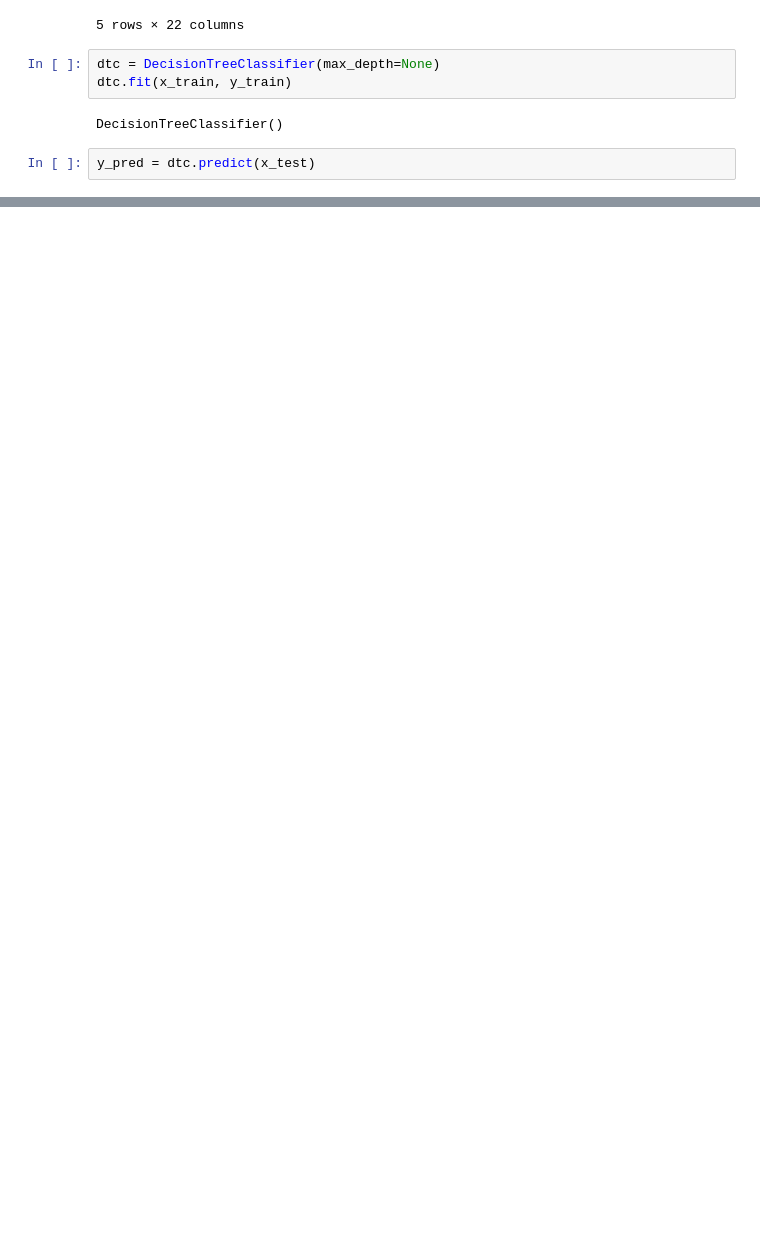
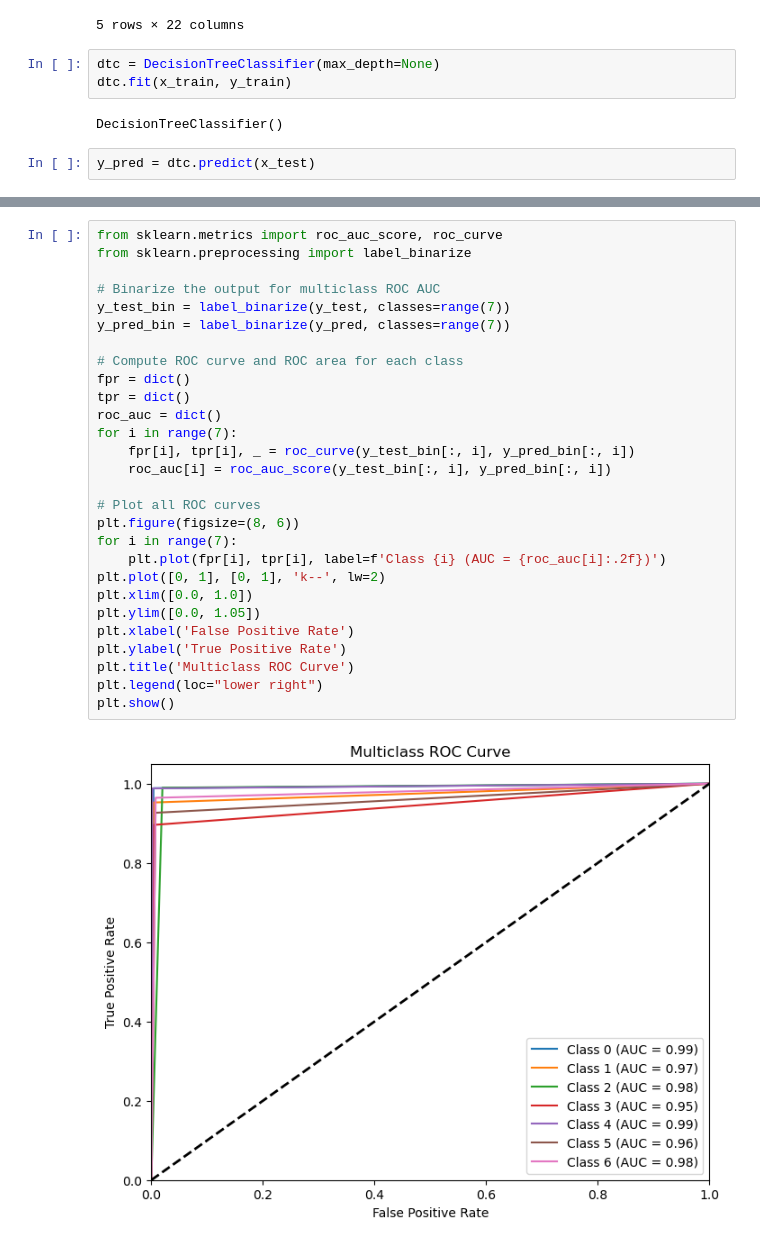
Before and after one commit to aqeelabbaskhan41/Obesity-Level-Prediction, a Jupyter notebook: DescionTrees.ipynb, the cells around one changed output, grey strips where cells are left out. Drawn from its saved outputs; the diff is of its cells as text; blank space fills up the shorter version.

```diff
--- a/DescionTrees.ipynb
+++ b/DescionTrees.ipynb
@@ -98,0 +99,30 @@ weighted avg       0.97      0.96      0.96       599
+# %%
+from sklearn.metrics import roc_auc_score, roc_curve
+from sklearn.preprocessing import label_binarize
+
+# Binarize the output for multiclass ROC AUC
+y_test_bin = label_binarize(y_test, classes=range(7))
+y_pred_bin = label_binarize(y_pred, classes=range(7))
+
+# Compute ROC curve and ROC area for each class
+fpr = dict()
+tpr = dict()
+roc_auc = dict()
+for i in range(7):
+    fpr[i], tpr[i], _ = roc_curve(y_test_bin[:, i], y_pred_bin[:, i])
+    roc_auc[i] = roc_auc_score(y_test_bin[:, i], y_pred_bin[:, i])
+
+# Plot all ROC curves
+plt.figure(figsize=(8, 6))
+for i in range(7):
+    plt.plot(fpr[i], tpr[i], label=f'Class {i} (AUC = {roc_auc[i]:.2f})')
+plt.plot([0, 1], [0, 1], 'k--', lw=2)
+plt.xlim([0.0, 1.0])
+plt.ylim([0.0, 1.05])
+plt.xlabel('False Positive Rate')
+plt.ylabel('True Positive Rate')
+plt.title('Multiclass ROC Curve')
+plt.legend(loc="lower right")
+plt.show()
+# %% [output]
+[figure, added]
```
Also changed, not shown: parts of 4 cells of this notebook, 5 other files.
